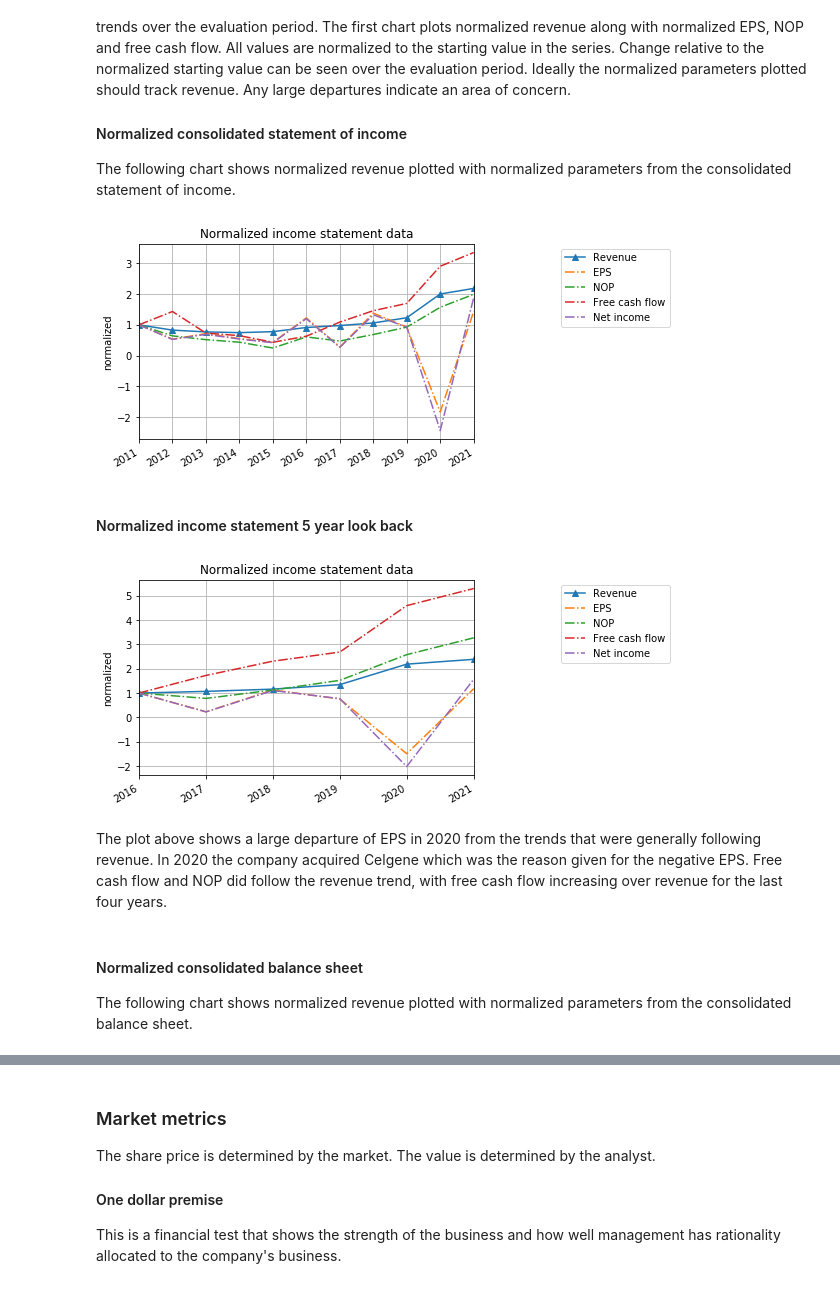
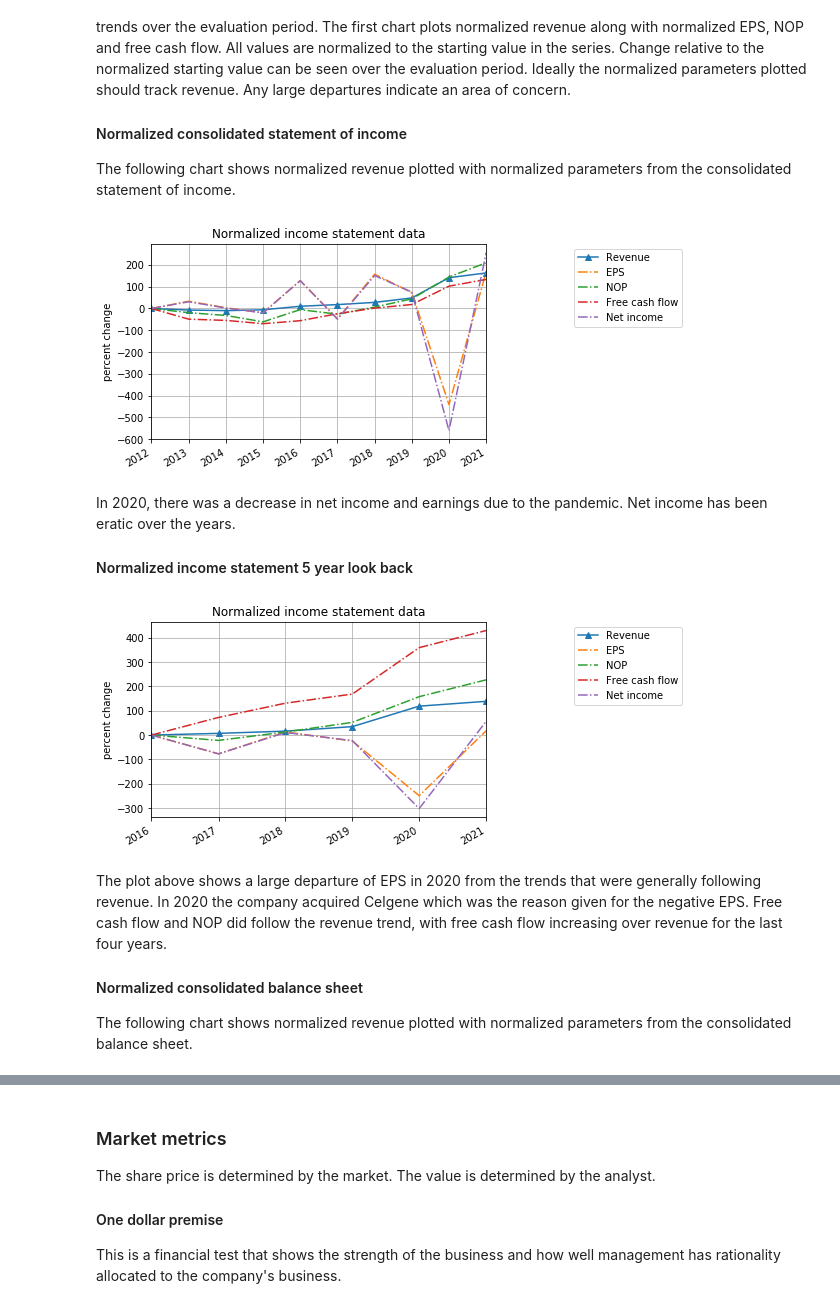
Before and after one commit to Tiburonboy/objective-blue-fish, a Jupyter notebook: BMY analysis.ipynb, the cells around one changed output, grey strips where cells are left out. Saved outputs shown, nothing was run; the diff lists cells and outputs as text; code cells hidden in the pictures.

```diff
--- a/BMY analysis.ipynb
+++ b/BMY analysis.ipynb
@@ -881,5 +935,5 @@ Preferred stock, \\$2 convertible series, par value \\$1 per share: Authorized 1
 # %%
-psy = 1/100  # preferred stock yield
+psy = 2.89/100  # preferred stock yield
 print('preferred stock yield: {:,.2f}%'.format(psy*100))
 
 vps = 3484*50 # value of preferred stock
@@ -908,6 +962,6 @@ The Beta used is Beta of Equity. Beta is the monthly price change of a particula
 
 A measure of risk of an individual stock. It measures volatility of return - a higher beta means a higher risk. A financial model that uses Beta as its sole measure of risk (signal factor model) is called a Capital Asset Pricing Model (CAPM).
 # %%
-beta = 0.53 # company specific beta
+beta = 0.42 # company specific beta
 print('Company specific beta: {:,.2f}'.format(beta))
 # %% [output]
@@ -1231,9 +1285,9 @@ erp = 5
 print('excess return period: {:,.0f} years'.format(erp))
 rgr = 10/100
 print('revenue growth rate: {:,.1f}%'.format(rgr*100))
-nopm = 20/100
+nopm = isv_s1_nopm = 20/100
 print('net operating profit margin: {:.2f}%'.format(nopm*100))
-tr = 20/100
+tr = isv_s1_tr = 20/100
 print('tax rate: {:.2f}%'.format(tr*100))
 dr = 10/100
 print('depreciation rate: {:,.2f}%'.format(dr*100))
@@ -1241,8 +1295,8 @@ ir = 10/100              # investment rate (% of revenue)
 print('investment rate: {:,.2f}%'.format(ir*100))
 wcr = 20/100
 print('working capital rate: {:,.1f}%'.format(wcr*100))
-wacc = 8/100 # weighted average cost of capital
-print('weighted average cost of capital: {:.1f}%'.format(wacc*100))
+wacc_adj = (wacc+0.02) # weighted average cost of capital, increased by 2%
+print('weighted average cost of capital: {:.1f}%'.format(wacc_adj*100))
 # %% [output]
 adjusted DCF input values and rates
 excess return period: 5 years
@@ -1287,7 +1341,7 @@ for i in range(1,len(fy)):
     depre[i] = rev[i]*dr # future depreciations
     net_invest[i] = invest[i]-depre[i] # net investments
     fcff[i] = nopat[i]-net_invest[i]-ciwc[i] # free cash flow to the firm
-    disc_fact[i] = 1/((1+wacc)**i) # discount factor
+    disc_fact[i] = 1/((1+wacc_adj)**i) # discount factor
     disc_fcff[i] = disc_fact[i]*fcff[i] # discounted free cash flow to the firm
 
 dcrv = nopat[-1]/wacc*disc_fact[-1] # discounted corporate residual value
@@ -2226,49 +2270,52 @@ locator = mdates.YearLocator()  # every year
 fmt = mdates.DateFormatter('%Y')
 
 # set look back range, left_yr is the index into the date range
-left_yr = -11
+left_yr = -10
 
 plt.plot(df_metrics_data['FY'][left_yr:],
-    df_dcf_data['revenue'][left_yr:]/df_dcf_data['revenue'].iloc[left_yr],'^-',label='Revenue')
+    (df_dcf_data['revenue'][left_yr:]-df_dcf_data['revenue'].iloc[left_yr])/np.abs(df_dcf_data['revenue'].iloc[left_yr])*100,
+    '^-',label='Revenue')
 plt.plot(df_metrics_data['FY'][left_yr:],
-    df_metrics_data['eps'][left_yr:]/df_metrics_data['eps'].iloc[left_yr],
+    (df_metrics_data['eps'][left_yr:]-df_metrics_data['eps'].iloc[left_yr])/np.abs(df_metrics_data['eps'].iloc[left_yr])*100,
     '-.',label='EPS')
 plt.plot(df_metrics_data['FY'][left_yr:],
-    nop[left_yr:]/nop[left_yr],
+    (nop[left_yr:]-nop[left_yr])/np.abs(nop[left_yr])*100,
     '-.',label='NOP')
 plt.plot(df_metrics_data['FY'][left_yr:],
-    df_metrics_data['free_cash_flow'][left_yr:]/df_metrics_data['free_cash_flow'].iloc[left_yr],
+    (df_metrics_data['free_cash_flow'][left_yr:]-df_metrics_data['free_cash_flow'].iloc[left_yr])/np.abs(df_metrics_data['free_cash_flow'].iloc[left_yr])*100,
     '-.',label='Free cash flow')
 # net income
 plt.plot(df_metrics_data['FY'][left_yr:],
-    df_metrics_data['net_income'][left_yr:]/df_metrics_data['net_income'].iloc[left_yr],
+    (df_metrics_data['net_income'][left_yr:]-df_metrics_data['net_income'].iloc[left_yr])/np.abs(df_metrics_data['net_income'].iloc[left_yr])*100,
     '-.',label='Net income')
 
 X = plt.gca().xaxis
 X.set_major_locator(locator)
 # Specify formatter
 X.set_major_formatter(fmt)
 plt.gcf().autofmt_xdate()
 # Changes x-axis range
 plt.gca().set_xbound(year_ended_list[left_yr], year_ended_list[-1])
 
-#plt.ylim((0,4))
+#plt.ylim((-100,500))
 plt.title('Normalized income statement data')
-plt.ylabel('normalized')
+plt.ylabel('percent change')
 #plt.legend()
 plt.legend(bbox_to_anchor=(1.6, 1))
 
 plt.grid()
 
 # space between the plots
 #plt.tight_layout(4)
 
 # show plot
 plt.show()
 # %% [output]
-[figure, old version]
+[figure, new version]
-# %% [markdown]
-#### Normalized income statement 5 year look back
+# %% [markdown]
+In 2020, there was a decrease in net income and earnings due to the pandemic. Net income has been eratic over the years.
+
+#### Normalized income statement 5 year look back
 # %%
 # Set the locator
 locator = mdates.YearLocator()  # every year
@@ -2278,19 +2325,20 @@ fmt = mdates.DateFormatter('%Y')
 left_yr = -6
 
 plt.plot(df_metrics_data['FY'][left_yr:],
-    df_dcf_data['revenue'][left_yr:]/df_dcf_data['revenue'].iloc[left_yr],'^-',label='Revenue')
+    (df_dcf_data['revenue'][left_yr:]-df_dcf_data['revenue'].iloc[left_yr])/np.abs(df_dcf_data['revenue'].iloc[left_yr])*100,
+    '^-',label='Revenue')
 plt.plot(df_metrics_data['FY'][left_yr:],
-    df_metrics_data['eps'][left_yr:]/df_metrics_data['eps'].iloc[left_yr],
+    (df_metrics_data['eps'][left_yr:]-df_metrics_data['eps'].iloc[left_yr])/np.abs(df_metrics_data['eps'].iloc[left_yr])*100,
     '-.',label='EPS')
 plt.plot(df_metrics_data['FY'][left_yr:],
-    nop[left_yr:]/nop[left_yr],
+    (nop[left_yr:]-nop[left_yr])/np.abs(nop[left_yr])*100,
     '-.',label='NOP')
 plt.plot(df_metrics_data['FY'][left_yr:],
-    df_metrics_data['free_cash_flow'][left_yr:]/df_metrics_data['free_cash_flow'].iloc[left_yr],
+    (df_metrics_data['free_cash_flow'][left_yr:]-df_metrics_data['free_cash_flow'].iloc[left_yr])/np.abs(df_metrics_data['free_cash_flow'].iloc[left_yr])*100,
     '-.',label='Free cash flow')
 # net income
 plt.plot(df_metrics_data['FY'][left_yr:],
-    df_metrics_data['net_income'][left_yr:]/df_metrics_data['net_income'].iloc[left_yr],
+    (df_metrics_data['net_income'][left_yr:]-df_metrics_data['net_income'].iloc[left_yr])/np.abs(df_metrics_data['net_income'].iloc[left_yr])*100,
     '-.',label='Net income')
 
 X = plt.gca().xaxis
@@ -2301,9 +2349,9 @@ plt.gcf().autofmt_xdate()
 # Changes x-axis range
 plt.gca().set_xbound(year_ended_list[left_yr], year_ended_list[-1])
 
-#plt.ylim((0,4))
+#plt.ylim((-100,100))
 plt.title('Normalized income statement data')
-plt.ylabel('normalized')
+plt.ylabel('percent change')
 #plt.legend()
 plt.legend(bbox_to_anchor=(1.6, 1))
 
@@ -2315,12 +2363,12 @@ plt.grid()
 # show plot
 plt.show()
 # %% [output]
-[figure, old version]
+[figure, new version]
 # %% [markdown]
 The plot above shows a large departure of EPS in 2020 from the trends that were generally following revenue. In 2020 the company acquired Celgene which was the reason given for the negative EPS. Free cash flow and NOP did follow the revenue trend, with free cash flow increasing over revenue for the last four years.
+
+#### Normalized consolidated balance sheet
+The following chart shows normalized revenue plotted with normalized parameters from the consolidated balance sheet.
-# %% [markdown]
-#### Normalized consolidated balance sheet
-The following chart shows normalized revenue plotted with normalized parameters from the consolidated balance sheet.
 # %%
 # Set the locator
 locator = mdates.YearLocator()  # every year
```
Also changed, not shown: parts of 81 cells of this notebook.
